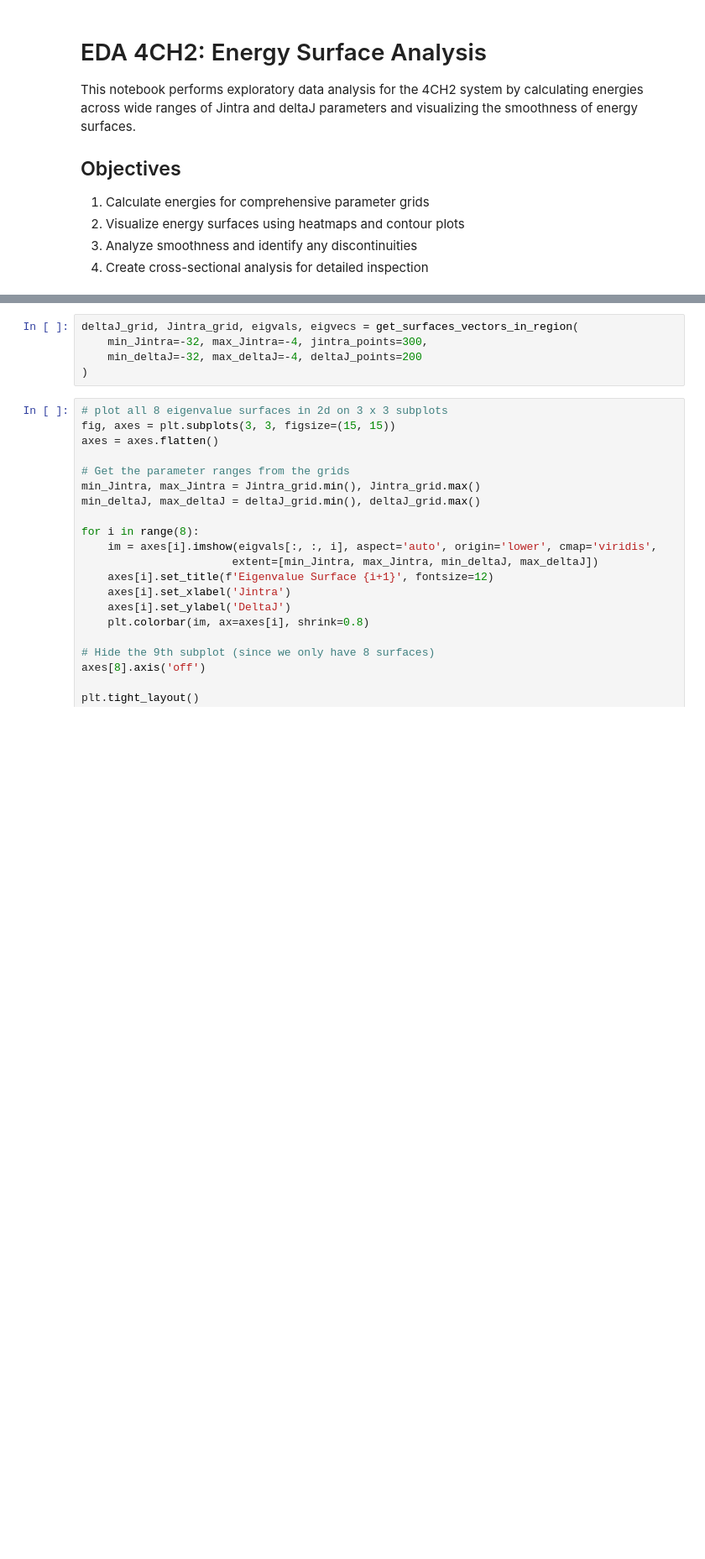
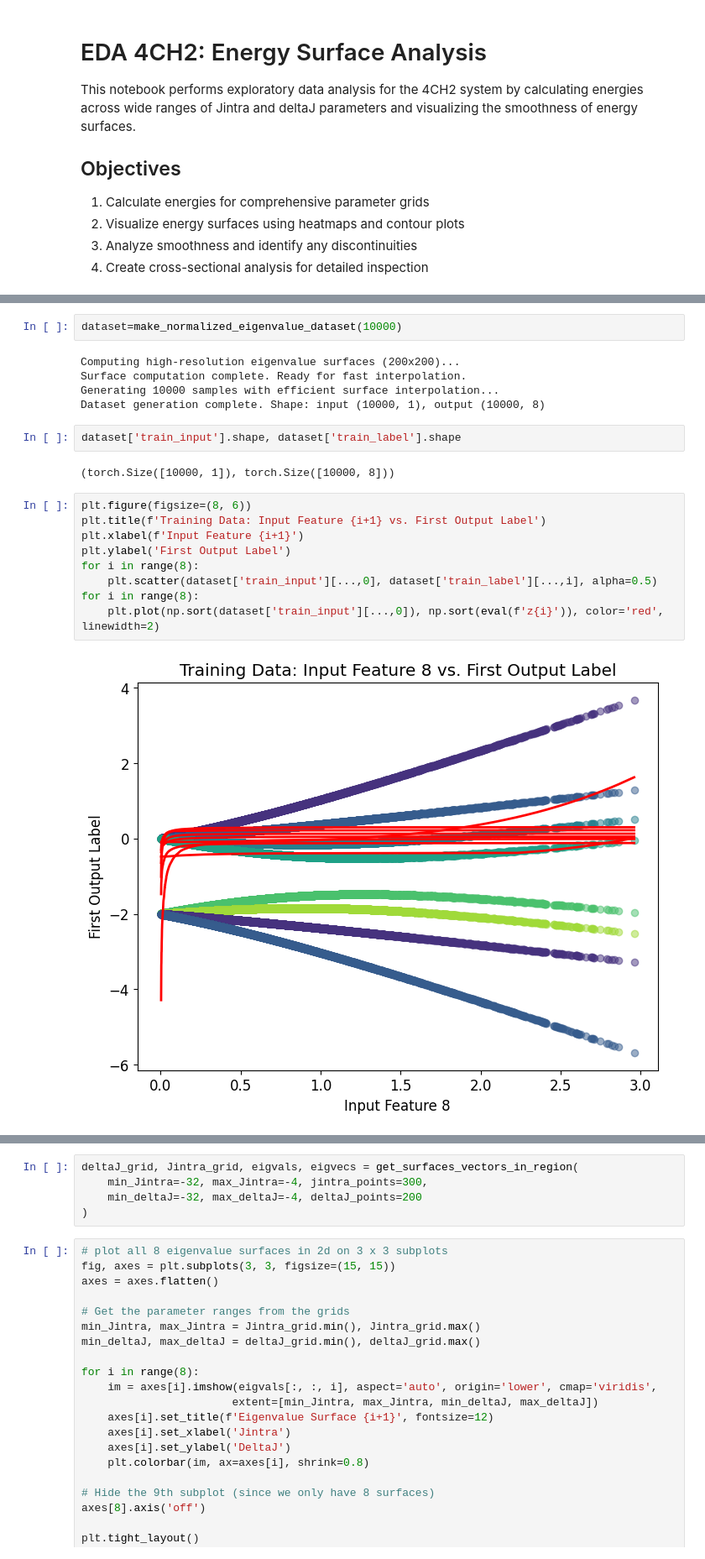
Before and after one commit to Alexankharin/NMRKan, a Jupyter notebook: notebooks/8. EDA_4CH2.ipynb, the cells around one changed output, grey strips where cells are left out. Shown at 84% size. Drawn from its saved outputs; the diff is of its cells as text; blank space fills up the shorter version.

```diff
--- a/notebooks/8. EDA_4CH2.ipynb
+++ b/notebooks/8. EDA_4CH2.ipynb
@@ -33,3 +34,25 @@ sns.set_palette("viridis")
 print("Libraries imported successfully!")
 # %% [output]
 Libraries imported successfully!
+# %%
+dataset=make_normalized_eigenvalue_dataset(10000)
+# %% [output]
+Computing high-resolution eigenvalue surfaces (200x200)...
+Surface computation complete. Ready for fast interpolation.
+Generating 10000 samples with efficient surface interpolation...
+Dataset generation complete. Shape: input (10000, 1), output (10000, 8)
+# %%
+dataset['train_input'].shape, dataset['train_label'].shape
+# %% [output]
+(torch.Size([10000, 1]), torch.Size([10000, 8]))
+# %%
+plt.figure(figsize=(8, 6))
+plt.title(f'Training Data: Input Feature {i+1} vs. First Output Label')
+plt.xlabel(f'Input Feature {i+1}')
+plt.ylabel('First Output Label')
+for i in range(8):
+    plt.scatter(dataset['train_input'][...,0], dataset['train_label'][...,i], alpha=0.5)
+for i in range(8):
+    plt.plot(np.sort(dataset['train_input'][...,0]), np.sort(eval(f'z{i}')), color='red', linewidth=2)
+# %% [output]
+[figure, added]
```
Also changed, not shown: parts of 3 cells of this notebook, 4 other files.
